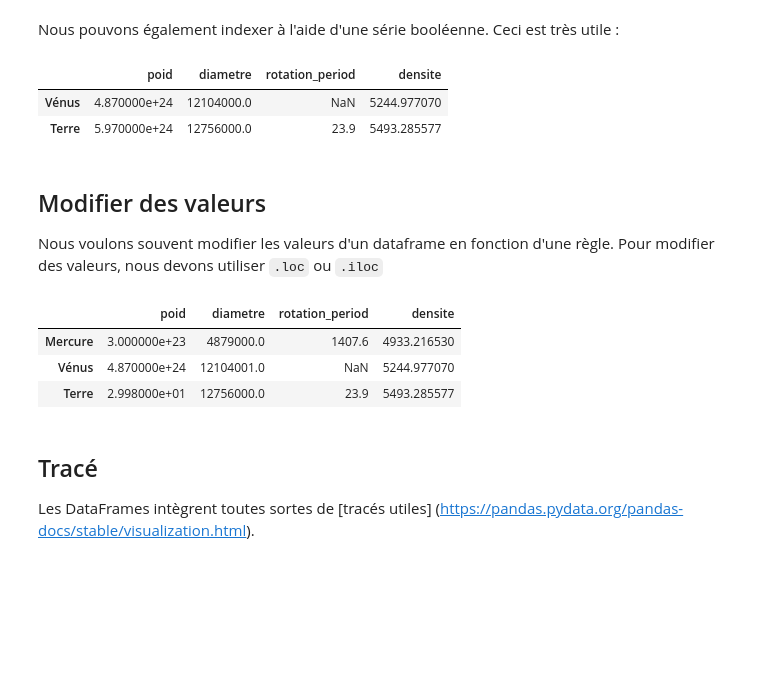
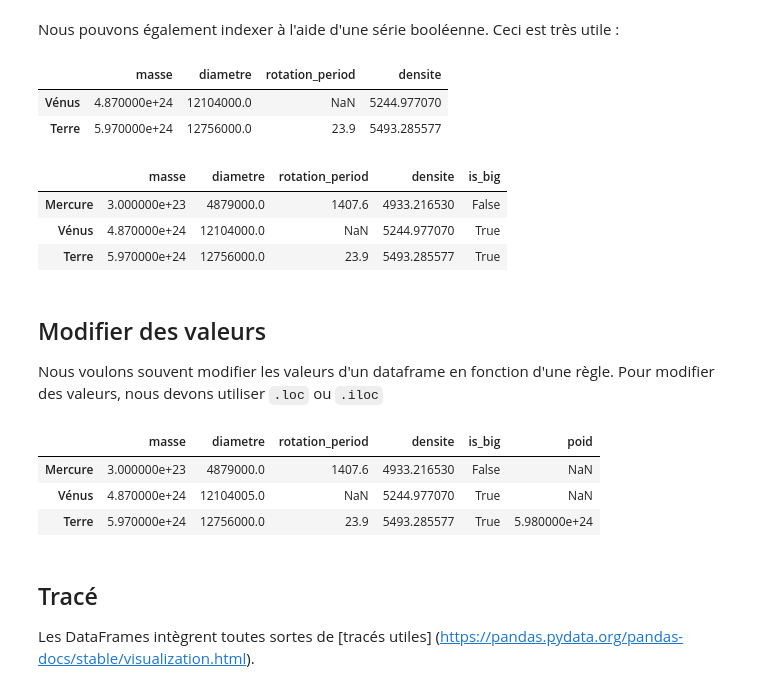
Before and after one commit to washof/2024_Geoinformatique_I, a Jupyter notebook: Geoinformatique_I/IP/Tutoriel_IP/S6_IP_tutoriel.ipynb, the cells around one changed output. Drawn from its saved outputs; the diff is of its cells as text; code cells hidden in the pictures; blank space fills up the shorter version.

```diff
--- a/Geoinformatique_I/IP/Tutoriel_IP/S6_IP_tutoriel.ipynb
+++ b/Geoinformatique_I/IP/Tutoriel_IP/S6_IP_tutoriel.ipynb
@@ -110,7 +149,7 @@ Il y a bien d'autres choses à faire avec les Series, mais elles sont limitées
 Ci-dessous, nous créons un DataFrame.
 # %%
 # nous créons d'abord un dictionnaire
-data = {'poid' : [0.3e24, 4.87e24, 5.97e24], # kg
+data = {'masse' : [0.3e24, 4.87e24, 5.97e24], # kg
         'diametre' : [4879e3, 12_104e3, 12_756e3], # m
         'rotation_period' : [1407.6, np.nan, 23.9] # h
        }
@@ -159,6 +253,6 @@ dtype: float64
 # %% [markdown]
 Que nous pouvons facilement ajouter en tant que colonne supplémentaire au `DataFrame` :
 # %%
-df['densite'] = df.poid / volume
+df['densite'] = df.masse / volume
 df
 # %% [output]
@@ -189,27 +337,32 @@ chacun
 # %% [markdown]
 Nous pouvons également indexer à l'aide d'une série booléenne. Ceci est très utile :
 # %%
-adultes = df[df.poid > 4e24]
+adultes = df[df.masse > 4e24]
 adultes
 # %% [output]
-|  | poid | diametre | rotation_period | densite |
+|  | masse | diametre | rotation_period | densite |
 | Vénus | 4.870000e+24 | 12104000.0 | NaN | 5244.977070 |
 | Terre | 5.970000e+24 | 12756000.0 | 23.9 | 5493.285577 |
 # %%
-df['is_big'] = df.poid > 4e24
+df['is_big'] = df.masse > 4e24
 df
+# %% [output]
+|  | masse | diametre | rotation_period | densite | is_big |
+| Mercure | 3.000000e+23 | 4879000.0 | 1407.6 | 4933.216530 | False |
+| Vénus | 4.870000e+24 | 12104000.0 | NaN | 5244.977070 | True |
+| Terre | 5.970000e+24 | 12756000.0 | 23.9 | 5493.285577 | True |
 # %% [markdown]
 ## Modifier des valeurs
 Nous voulons souvent modifier les valeurs d'un dataframe en fonction d'une règle. Pour modifier des valeurs, nous devons utiliser `.loc` ou `.iloc`
 # %%
-df.loc['Terre', 'poid'] = 5.98+24
+df.loc['Terre', 'poid'] = 5.98e+24
 df.loc['Vénus', 'diametre'] += 1
 df
 # %% [output]
-|  | poid | diametre | rotation_period | densite |
-| Mercure | 3.000000e+23 | 4879000.0 | 1407.6 | 4933.216530 |
-| Vénus | 4.870000e+24 | 12104001.0 | NaN | 5244.977070 |
-| Terre | 2.998000e+01 | 12756000.0 | 23.9 | 5493.285577 |
+|  | masse | diametre | rotation_period | densite | is_big | poid |
+| Mercure | 3.000000e+23 | 4879000.0 | 1407.6 | 4933.216530 | False | NaN |
+| Vénus | 4.870000e+24 | 12104005.0 | NaN | 5244.977070 | True | NaN |
+| Terre | 5.970000e+24 | 12756000.0 | 23.9 | 5493.285577 | True | 5.980000e+24 |
 # %% [markdown]
 ## Tracé
 Les DataFrames intègrent toutes sortes de [tracés utiles] (https://pandas.pydata.org/pandas-docs/stable/visualization.html).
```
Also changed, not shown: parts of 65 cells of this notebook.
